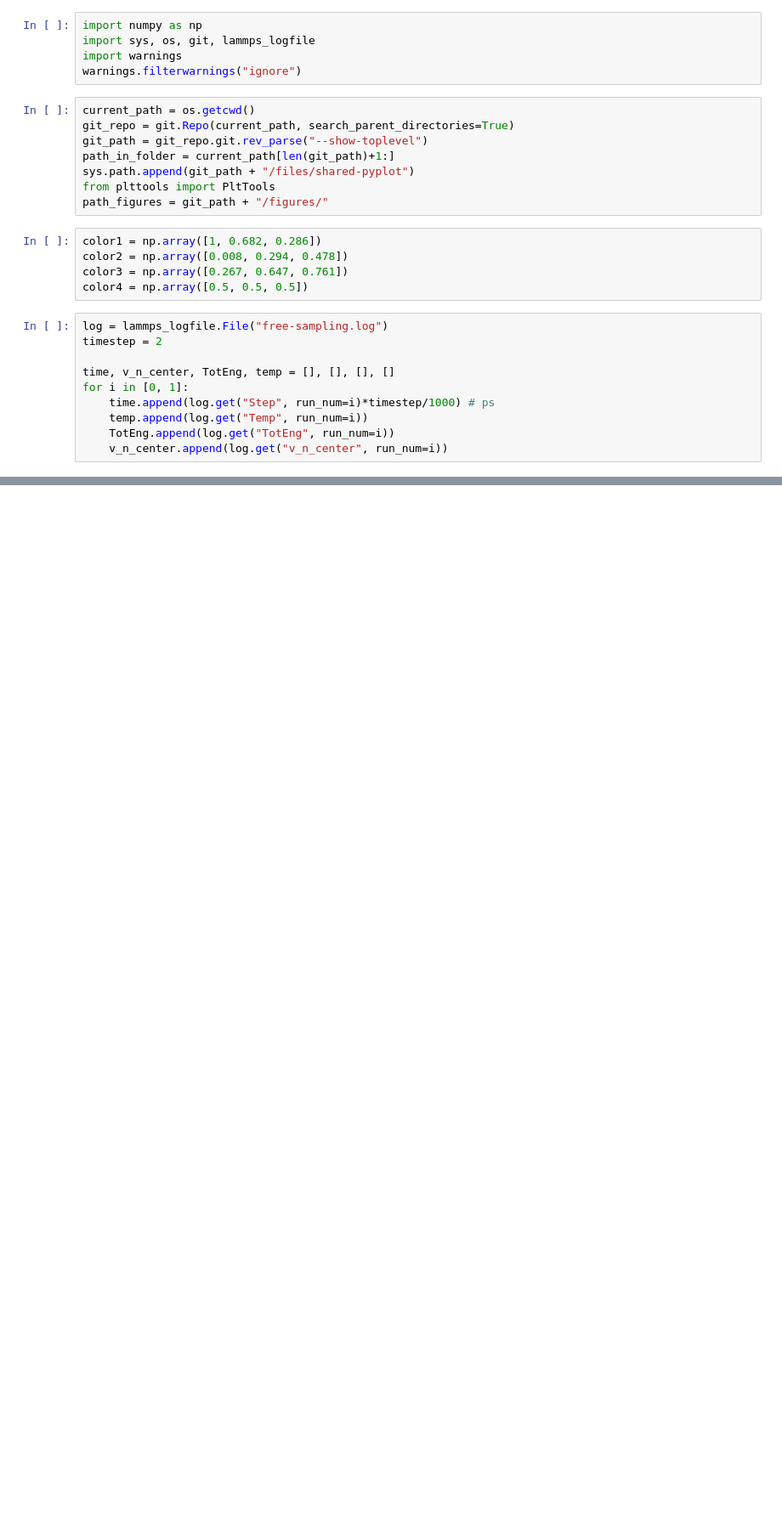
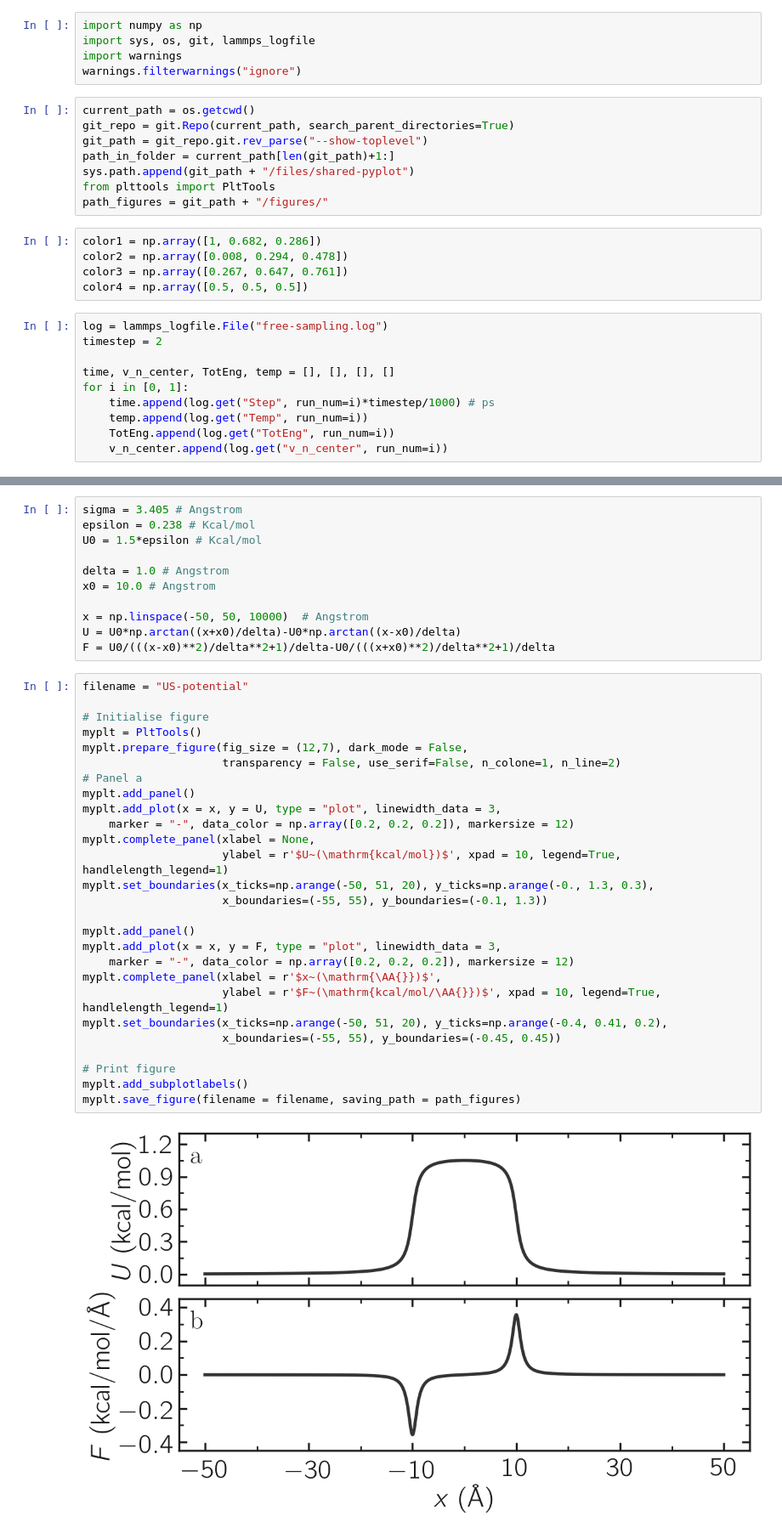
Before and after one commit to lammpstutorials/lammpstutorials-article, a Jupyter notebook: files/tutorial7/solution/free-sampling.ipynb, the cells around one changed output, grey strips where cells are left out. Shown: that part at 85% size. Saved outputs shown, nothing was run; the diff lists cells and outputs as text; blank space fills up the shorter version.

```diff
--- a/files/tutorial7/solution/free-sampling.ipynb
+++ b/files/tutorial7/solution/free-sampling.ipynb
@@ -55,0 +71,40 @@ myplt.save_figure(filename = filename, saving_path = path_figures)
+# %%
+sigma = 3.405 # Angstrom
+epsilon = 0.238 # Kcal/mol
+U0 = 1.5*epsilon # Kcal/mol
+
+delta = 1.0 # Angstrom
+x0 = 10.0 # Angstrom
+
+x = np.linspace(-50, 50, 10000)  # Angstrom
+U = U0*np.arctan((x+x0)/delta)-U0*np.arctan((x-x0)/delta)
+F = U0/(((x-x0)**2)/delta**2+1)/delta-U0/(((x+x0)**2)/delta**2+1)/delta
+# %%
+filename = "US-potential"
+
+# Initialise figure
+myplt = PltTools()
+myplt.prepare_figure(fig_size = (12,7), dark_mode = False,
+                     transparency = False, use_serif=False, n_colone=1, n_line=2)
+# Panel a
+myplt.add_panel()
+myplt.add_plot(x = x, y = U, type = "plot", linewidth_data = 3,
+    marker = "-", data_color = np.array([0.2, 0.2, 0.2]), markersize = 12)
+myplt.complete_panel(xlabel = None,
+                     ylabel = r'$U~(\mathrm{kcal/mol})$', xpad = 10, legend=True, handlelength_legend=1)
+myplt.set_boundaries(x_ticks=np.arange(-50, 51, 20), y_ticks=np.arange(-0., 1.3, 0.3),
+                     x_boundaries=(-55, 55), y_boundaries=(-0.1, 1.3))
+
+myplt.add_panel()
+myplt.add_plot(x = x, y = F, type = "plot", linewidth_data = 3,
+    marker = "-", data_color = np.array([0.2, 0.2, 0.2]), markersize = 12)
+myplt.complete_panel(xlabel = r'$x~(\mathrm{\AA{}})$',
+                     ylabel = r'$F~(\mathrm{kcal/mol/\AA{}})$', xpad = 10, legend=True, handlelength_legend=1)
+myplt.set_boundaries(x_ticks=np.arange(-50, 51, 20), y_ticks=np.arange(-0.4, 0.41, 0.2),
+                     x_boundaries=(-55, 55), y_boundaries=(-0.45, 0.45))
+
+# Print figure
+myplt.add_subplotlabels()
+myplt.save_figure(filename = filename, saving_path = path_figures)
+# %% [output]
+[figure, added]
```
Also changed, not shown: parts of 4 cells of this notebook, 9 other files.
